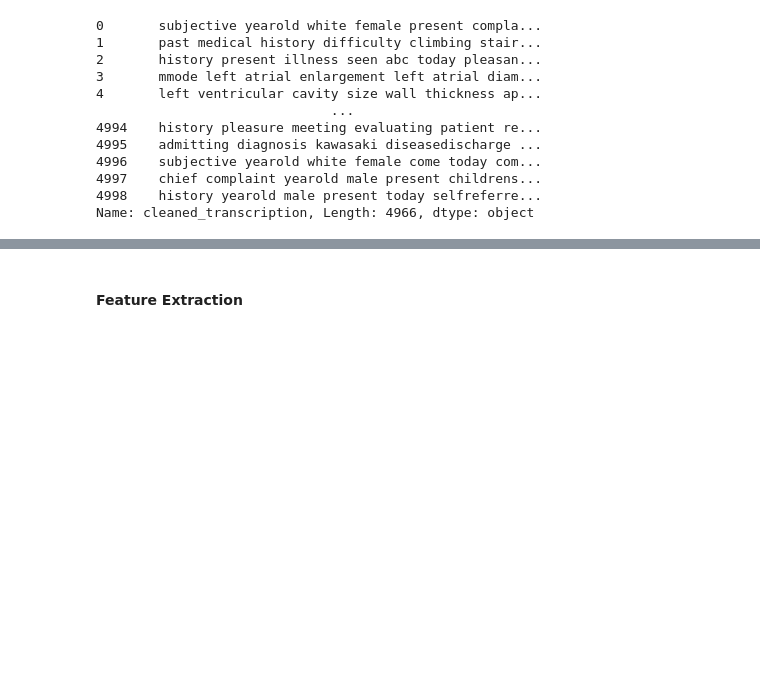
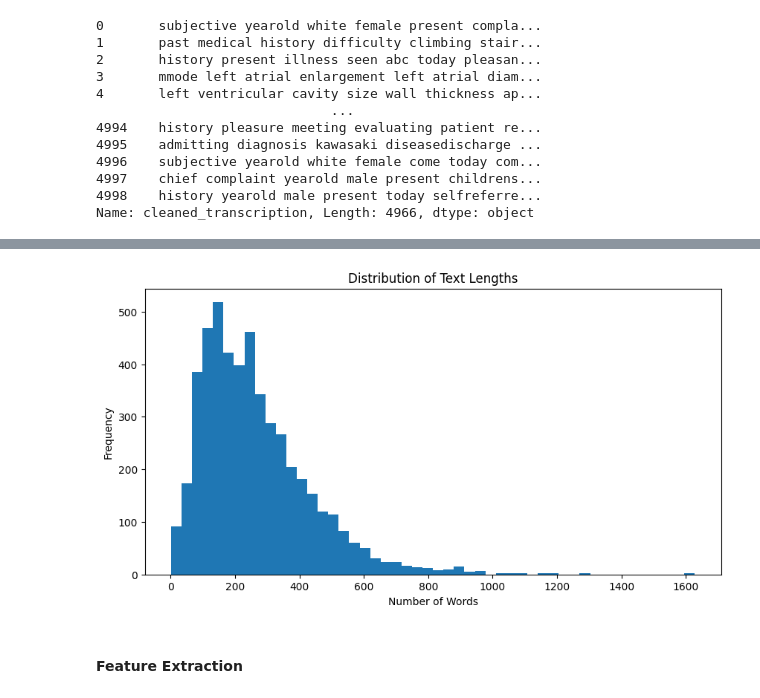
Before and after one commit to Ssaramir/NLP, a Jupyter notebook: Medical_Transcription/Medical_transcription.ipynb, the cells around one changed output, grey strips where cells are left out. Drawn from its saved outputs; the diff is of its cells as text; code cells hidden in the pictures; blank space fills up the shorter version.

```diff
--- a/Medical_Transcription/Medical_transcription.ipynb
+++ b/Medical_Transcription/Medical_transcription.ipynb
@@ -142,3 +159,12 @@ Name: cleaned_transcription, Length: 4966, dtype: object
+# %%
+plt.figure(figsize=(10, 5))
+plt.hist([len(text.split()) for text in transcriptions], bins=50)
+plt.title('Distribution of Text Lengths')
+plt.xlabel('Number of Words')
+plt.ylabel('Frequency')
+plt.show()
+# %% [output]
+[figure, added]
 # %% [markdown]
 #### Feature Extraction
 # %%
```
Also changed, not shown: parts of 10 cells of this notebook, 1 other file.
